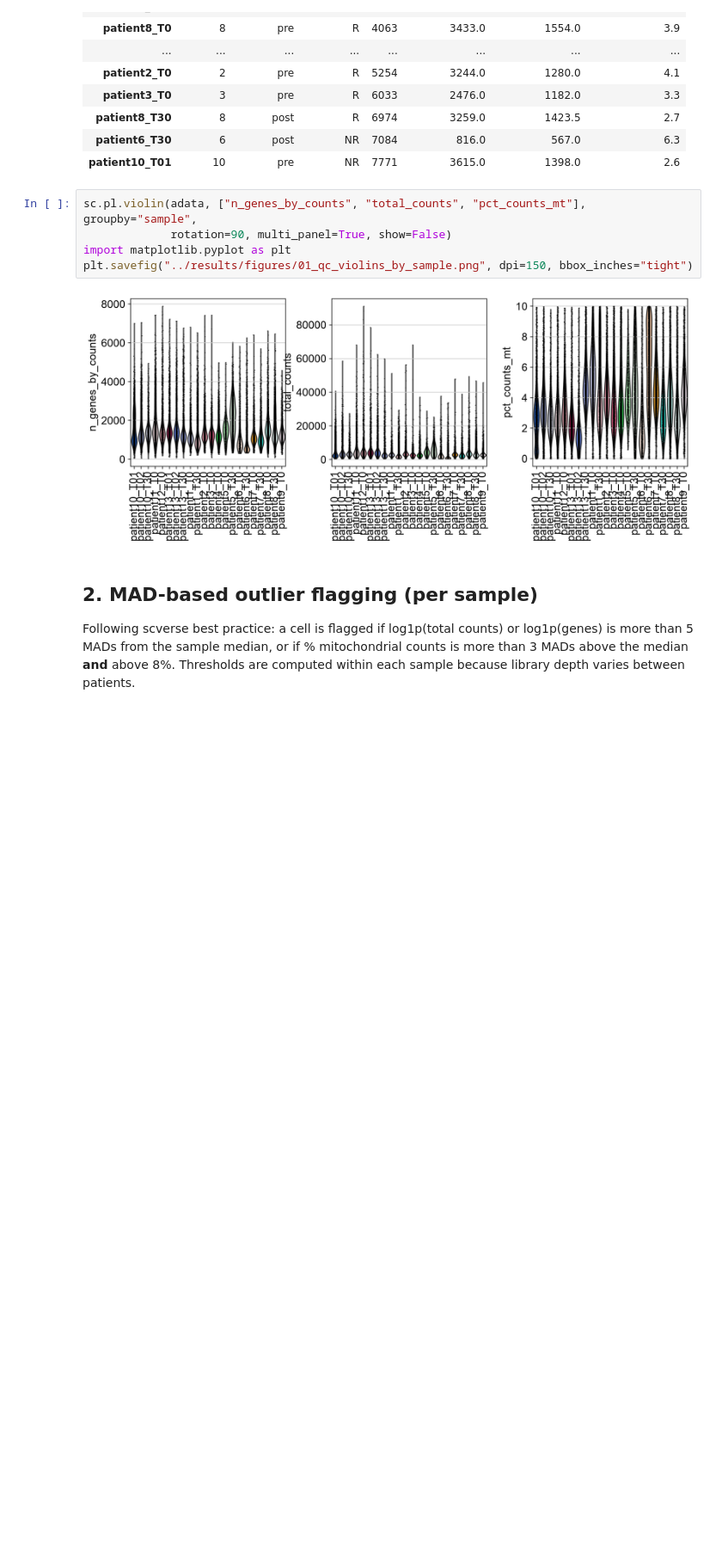
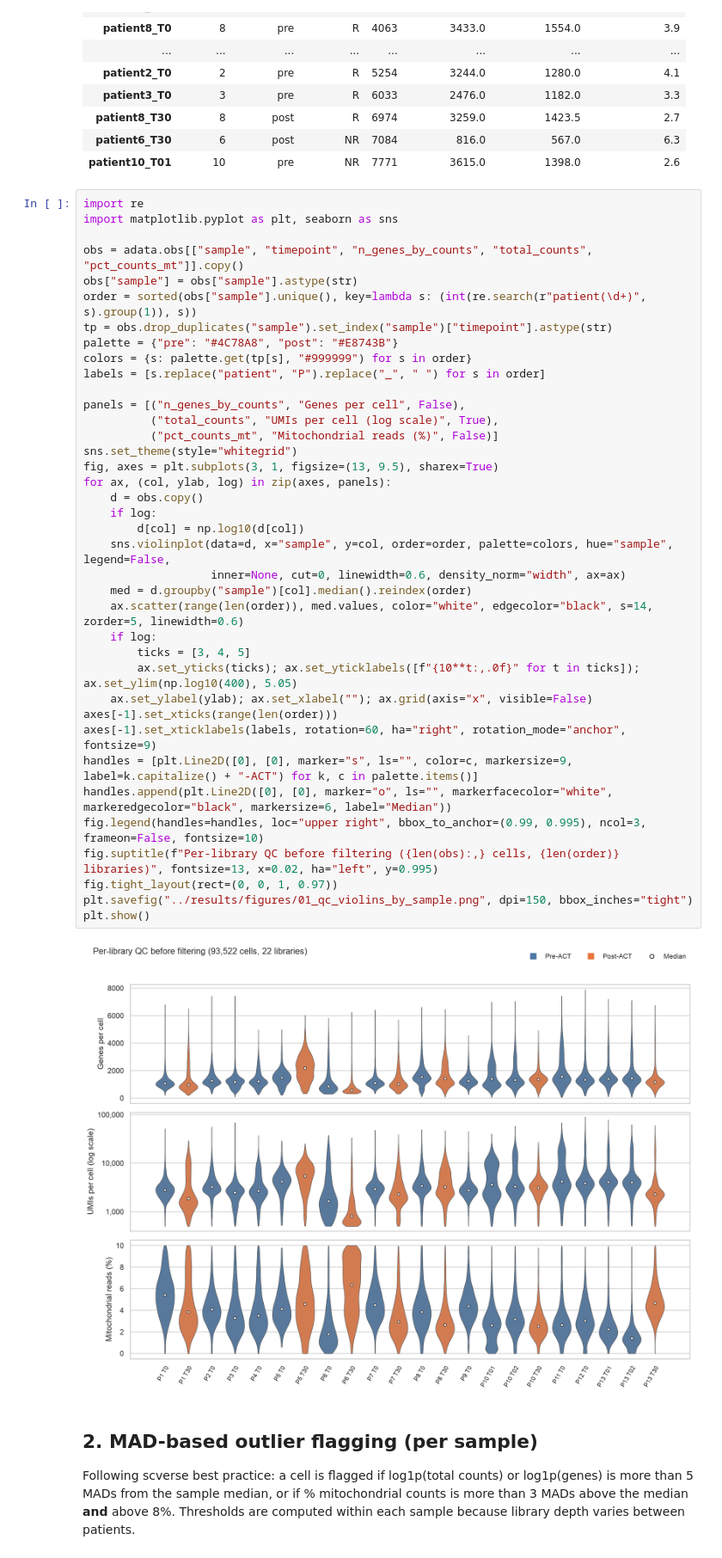
Before and after one commit to burhanws/melanoma-til-scrna-seq, a Jupyter notebook: notebooks/01_qc.ipynb, the cells around one changed output. Shown at 86% size. Drawn from its saved outputs; the diff is of its cells as text; blank space fills up the shorter version.

Commit message:
Redraw QC violin figure for readability

```diff
--- a/notebooks/01_qc.ipynb
+++ b/notebooks/01_qc.ipynb
@@ -49,12 +49,45 @@ summary.round(1)
 | patient6_T30 | 6 | post | NR | 7084 | 816.0 | 567.0 | 6.3 |
 | patient10_T01 | 10 | pre | NR | 7771 | 3615.0 | 1398.0 | 2.6 |
 # %%
-sc.pl.violin(adata, ["n_genes_by_counts", "total_counts", "pct_counts_mt"], groupby="sample",
-             rotation=90, multi_panel=True, show=False)
-import matplotlib.pyplot as plt
+import re
+import matplotlib.pyplot as plt, seaborn as sns
+
+obs = adata.obs[["sample", "timepoint", "n_genes_by_counts", "total_counts", "pct_counts_mt"]].copy()
+obs["sample"] = obs["sample"].astype(str)
+order = sorted(obs["sample"].unique(), key=lambda s: (int(re.search(r"patient(\d+)", s).group(1)), s))
+tp = obs.drop_duplicates("sample").set_index("sample")["timepoint"].astype(str)
+palette = {"pre": "#4C78A8", "post": "#E8743B"}
+colors = {s: palette.get(tp[s], "#999999") for s in order}
+labels = [s.replace("patient", "P").replace("_", " ") for s in order]
+
+panels = [("n_genes_by_counts", "Genes per cell", False),
+          ("total_counts", "UMIs per cell (log scale)", True),
+          ("pct_counts_mt", "Mitochondrial reads (%)", False)]
+sns.set_theme(style="whitegrid")
+fig, axes = plt.subplots(3, 1, figsize=(13, 9.5), sharex=True)
+for ax, (col, ylab, log) in zip(axes, panels):
+    d = obs.copy()
+    if log:
+        d[col] = np.log10(d[col])
+    sns.violinplot(data=d, x="sample", y=col, order=order, palette=colors, hue="sample", legend=False,
+                   inner=None, cut=0, linewidth=0.6, density_norm="width", ax=ax)
+    med = d.groupby("sample")[col].median().reindex(order)
+    ax.scatter(range(len(order)), med.values, color="white", edgecolor="black", s=14, zorder=5, linewidth=0.6)
+    if log:
+        ticks = [3, 4, 5]
+        ax.set_yticks(ticks); ax.set_yticklabels([f"{10**t:,.0f}" for t in ticks]); ax.set_ylim(np.log10(400), 5.05)
+    ax.set_ylabel(ylab); ax.set_xlabel(""); ax.grid(axis="x", visible=False)
+axes[-1].set_xticks(range(len(order)))
+axes[-1].set_xticklabels(labels, rotation=60, ha="right", rotation_mode="anchor", fontsize=9)
+handles = [plt.Line2D([0], [0], marker="s", ls="", color=c, markersize=9, label=k.capitalize() + "-ACT") for k, c in palette.items()]
+handles.append(plt.Line2D([0], [0], marker="o", ls="", markerfacecolor="white", markeredgecolor="black", markersize=6, label="Median"))
+fig.legend(handles=handles, loc="upper right", bbox_to_anchor=(0.99, 0.995), ncol=3, frameon=False, fontsize=10)
+fig.suptitle(f"Per-library QC before filtering ({len(obs):,} cells, {len(order)} libraries)", fontsize=13, x=0.02, ha="left", y=0.995)
+fig.tight_layout(rect=(0, 0, 1, 0.97))
 plt.savefig("../results/figures/01_qc_violins_by_sample.png", dpi=150, bbox_inches="tight")
+plt.show()
 # %% [output]
-[figure, old version]
+[figure, new version]
 # %% [markdown]
 ## 2. MAD-based outlier flagging (per sample)
 Following scverse best practice: a cell is flagged if log1p(total counts) or log1p(genes) is more than 5 MADs from the sample median, or if % mitochondrial counts is more than 3 MADs above the median **and** above 8%. Thresholds are computed within each sample because library depth varies between patients.
```
Also changed, not shown: 1 other file.
